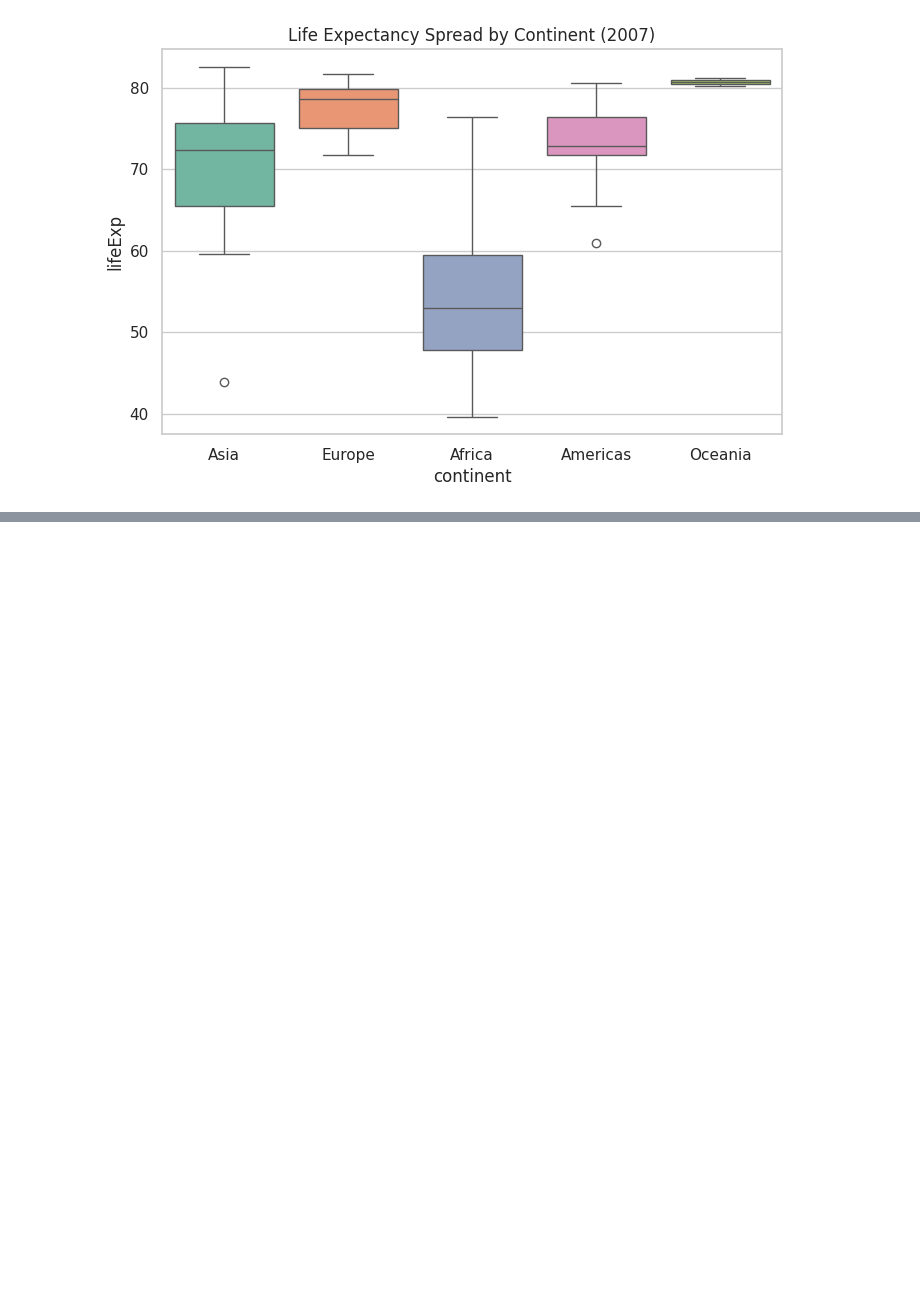
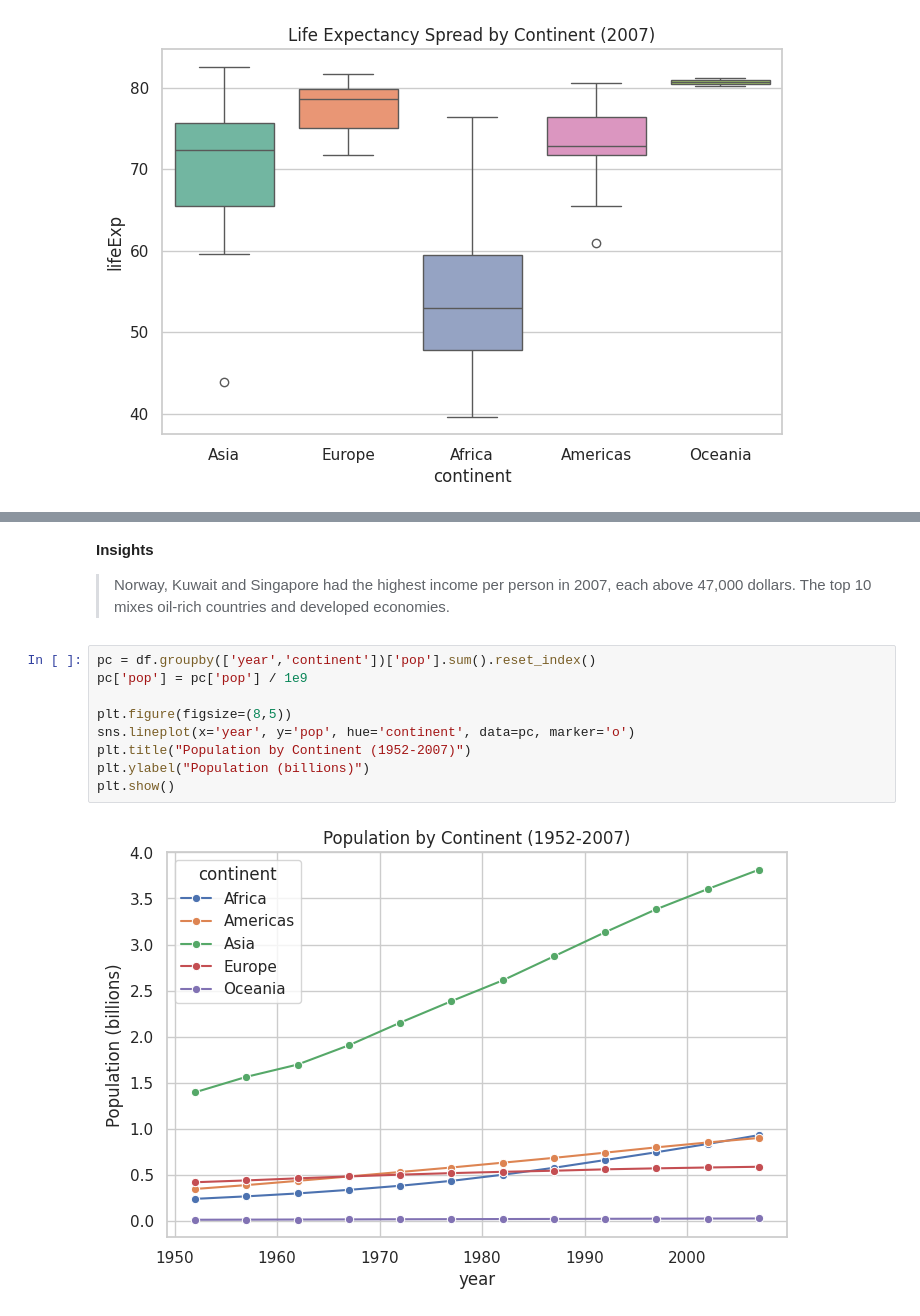
Before and after one commit to Shiwampandeyofficial/CodeAlpha_DataVisualization, a Jupyter notebook: CodeAlpha_DataVisualization.ipynb, the cells around one changed output, grey strips where cells are left out. Cells and saved outputs as stored; diff of their text form; blank space fills up the shorter version.

```diff
--- a/CodeAlpha_DataVisualization.ipynb
+++ b/CodeAlpha_DataVisualization.ipynb
@@ -67,0 +88,16 @@ plt.show()
+# %% [markdown]
+**Insights**
+
+
+> Norway, Kuwait and Singapore had the highest income per person in 2007, each above 47,000 dollars. The top 10 mixes oil-rich countries and developed economies.
+# %%
+pc = df.groupby(['year','continent'])['pop'].sum().reset_index()
+pc['pop'] = pc['pop'] / 1e9
+
+plt.figure(figsize=(8,5))
+sns.lineplot(x='year', y='pop', hue='continent', data=pc, marker='o')
+plt.title("Population by Continent (1952-2007)")
+plt.ylabel("Population (billions)")
+plt.show()
+# %% [output]
+[figure, added]
```
Also changed, not shown: parts of 11 cells of this notebook.
